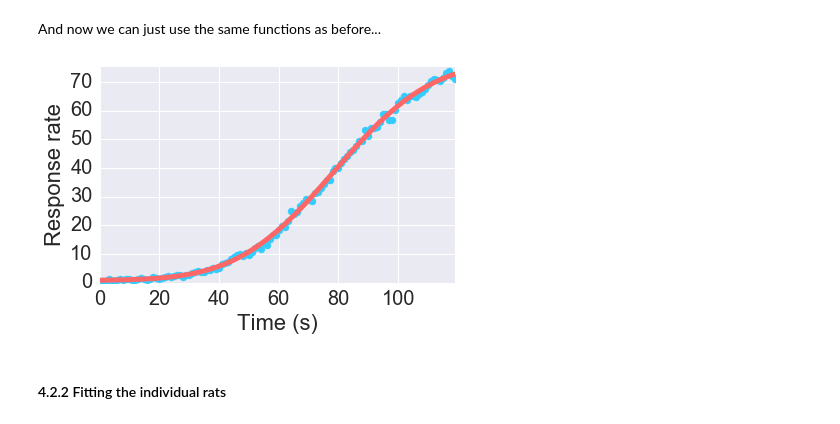
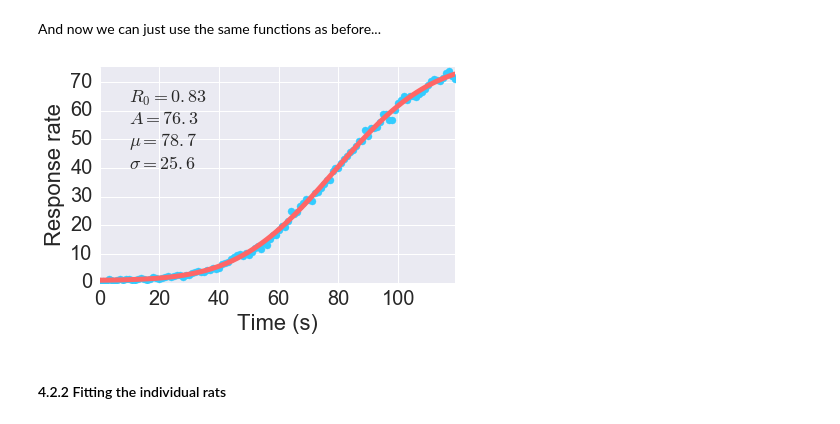
Before and after one commit to dfreestone/modular_theory, a Jupyter notebook: fitting/explicit_solutions.ipynb, the cells around one changed output. Cells and saved outputs as stored; diff of their text form; code cells hidden in the pictures.

```diff
--- a/fitting/explicit_solutions.ipynb
+++ b/fitting/explicit_solutions.ipynb
@@ -140,7 +147,7 @@ In our case, the bounds for the Rescorla-Wagner model are
 # %%
 # I've never seen a rat with higher than 150 responses per minute. Make the upper bound 300.
 # 0 <= α <= 1, 0 <= A <= 300
-θ_bounds = [(0, 0), (1, 300)]
+θ_bounds = [(0, 0, 0), (1, 300, 300)]
 
 # convert to a list of numpy arrays because its easier to work with
 θ_bounds = list(map(np.array, θ_bounds))
@@ -423,13 +442,15 @@ And now we can just use the same functions as before...
 # %%
 fig, ax = show_fit(mt_gradient, θhat_mean,
                    df_mean_gradient["bins"], df_mean_gradient["rpm"],
                    show_smooth=False);
 
+ax.text(10, 40, r"$R_0={:.2}$" "\n" r"$A={:2.3}$"
+                 "\n" r"$\mu={:2.3}$" "\n" r"$\sigma={:2.3}$".format(*θhat_mean), fontsize=18)
 ax.set_xlabel("Time (s)")
 ax.set_ylabel("Response rate")
 fig.tight_layout()
 # %% [output]
-[figure, old version]
+[figure, new version]
 # %% [markdown]
 #### 4.2.2 Fitting the individual rats
 # %%
```
Also changed, not shown: parts of 11 cells of this notebook.
